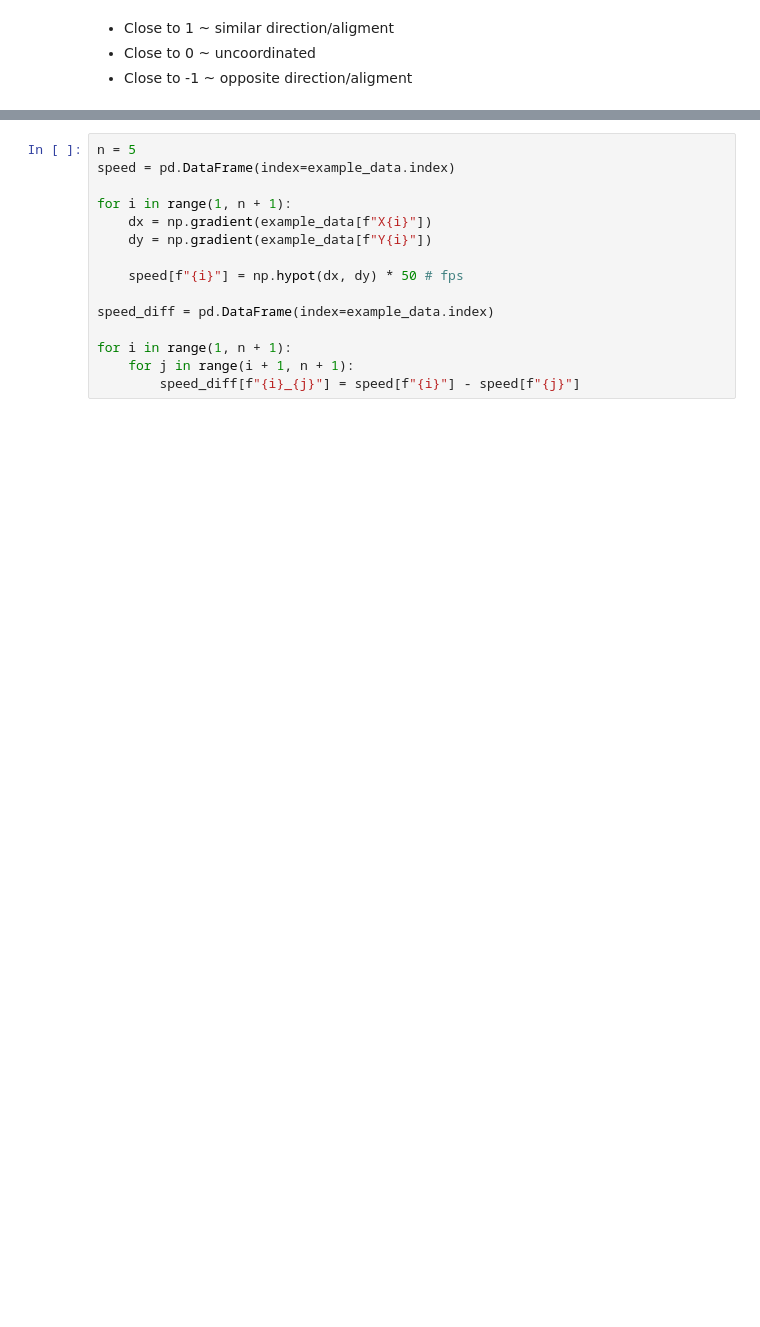
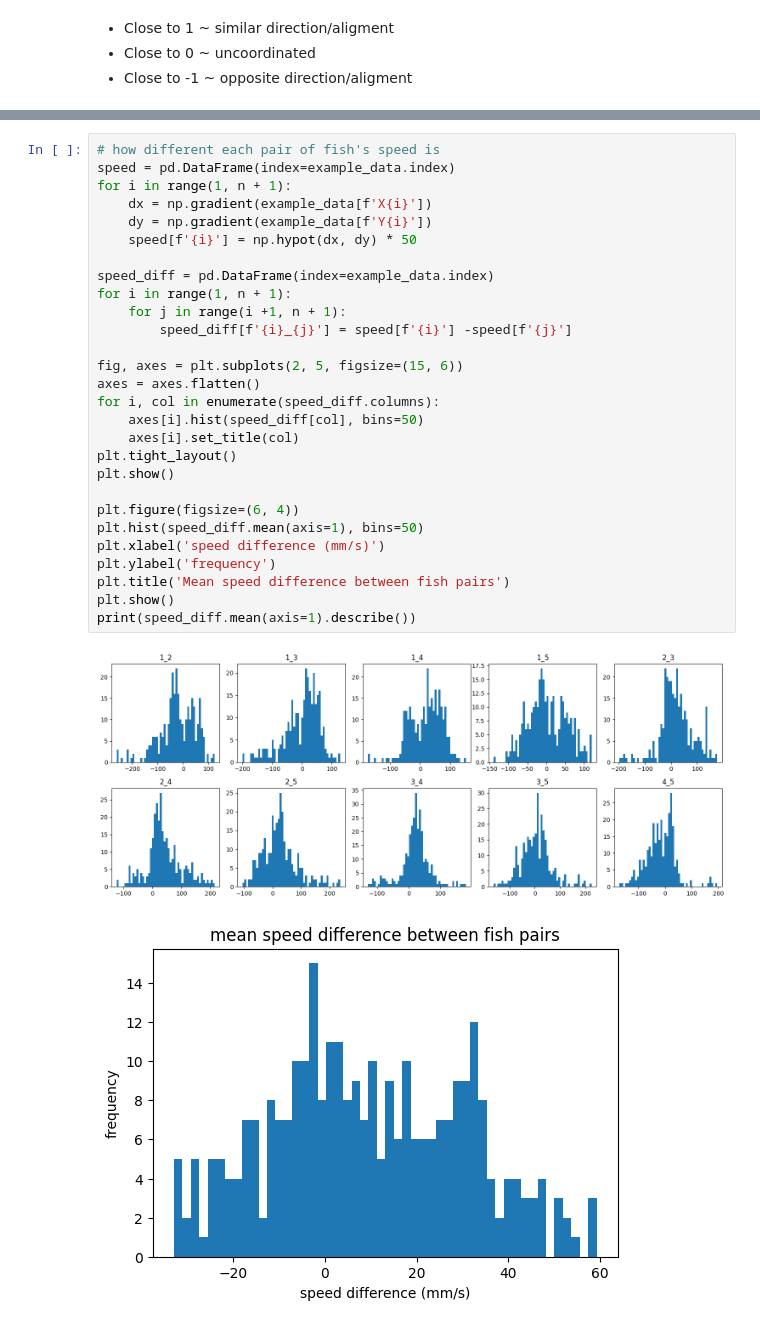
Before and after one commit to eloisecowley4/mdm2_project2, a Jupyter notebook: behavior_analisis/alignment.ipynb, the cells around one changed output, grey strips where cells are left out. Saved outputs shown, nothing was run; the diff lists cells and outputs as text; blank space fills up the shorter version.

```diff
--- a/behavior_analisis/alignment.ipynb
+++ b/behavior_analisis/alignment.ipynb
@@ -57,15 +55,31 @@ dtype: float64
 # %%
-n = 5
+# how different each pair of fish's speed is
 speed = pd.DataFrame(index=example_data.index)
-
 for i in range(1, n + 1):
-    dx = np.gradient(example_data[f"X{i}"])
-    dy = np.gradient(example_data[f"Y{i}"])
-
-    speed[f"{i}"] = np.hypot(dx, dy) * 50 # fps
+    dx = np.gradient(example_data[f'X{i}'])
+    dy = np.gradient(example_data[f'Y{i}'])
+    speed[f'{i}'] = np.hypot(dx, dy) * 50
 
 speed_diff = pd.DataFrame(index=example_data.index)
+for i in range(1, n + 1):
+    for j in range(i +1, n + 1):
+        speed_diff[f'{i}_{j}'] = speed[f'{i}'] -speed[f'{j}']
 
-for i in range(1, n + 1):
-    for j in range(i + 1, n + 1):
-        speed_diff[f"{i}_{j}"] = speed[f"{i}"] - speed[f"{j}"]
+fig, axes = plt.subplots(2, 5, figsize=(15, 6))
+axes = axes.flatten()
+for i, col in enumerate(speed_diff.columns):
+    axes[i].hist(speed_diff[col], bins=50)
+    axes[i].set_title(col)
+plt.tight_layout()
+plt.show()
+
+plt.figure(figsize=(6, 4))
+plt.hist(speed_diff.mean(axis=1), bins=50)
+plt.xlabel('speed difference (mm/s)')
+plt.ylabel('frequency')
+plt.title('Mean speed difference between fish pairs')
+plt.show()
+print(speed_diff.mean(axis=1).describe())
+# %% [output]
+[figure, added]
+[figure, added]
```
Also changed, not shown: parts of 19 cells of this notebook.
